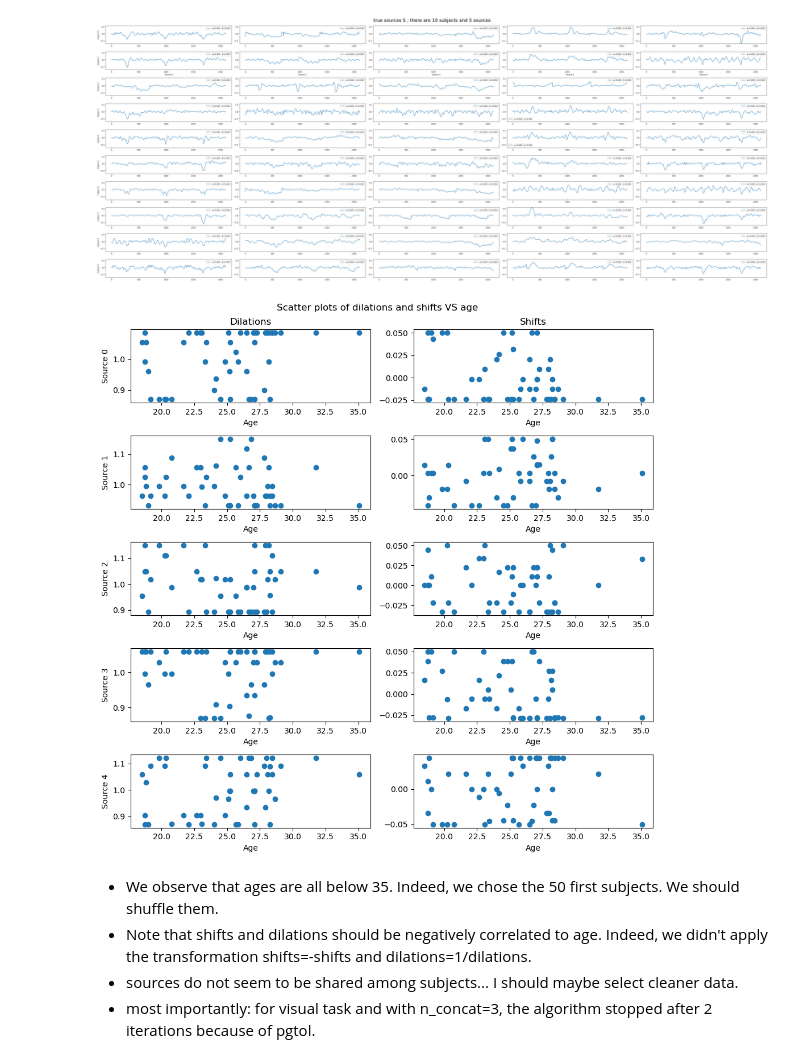
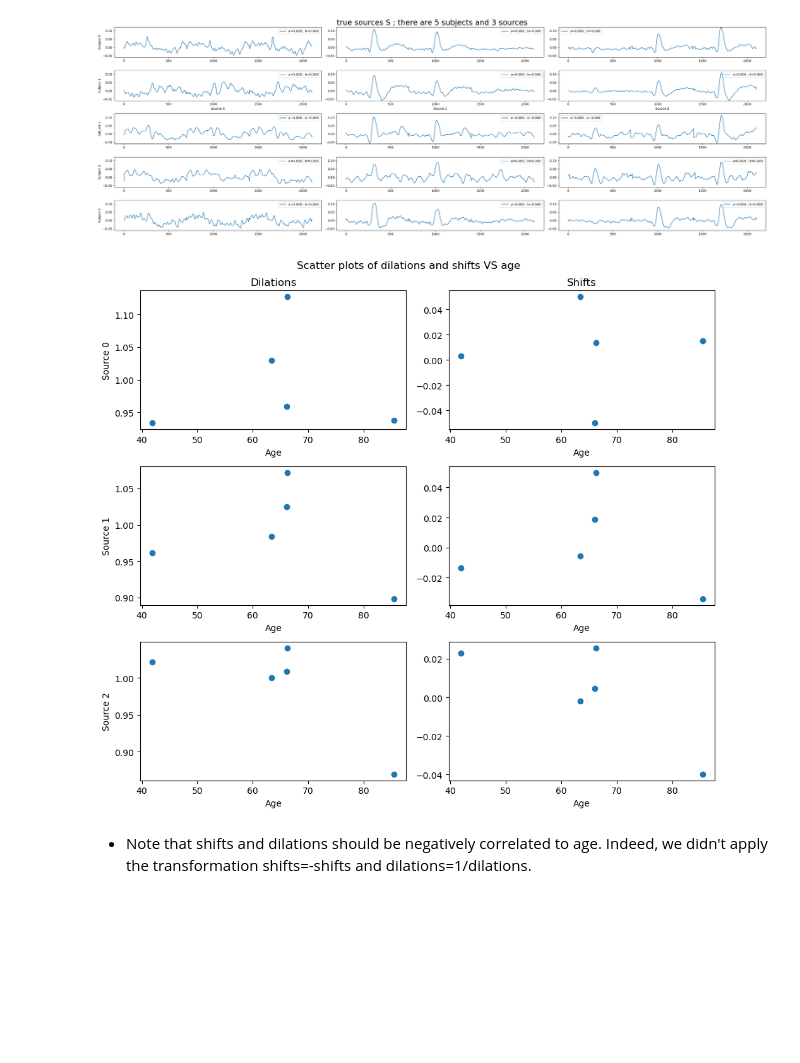
Before and after one commit to AmbroiseHeurtebise/internship_m2, a Jupyter notebook: tbme/plots/plots_camcan/plot_camcan.ipynb, the cells around one changed output. Cells and saved outputs as stored; diff of their text form; code cells hidden in the pictures; blank space fills up the shorter version.

Commit message:
load true ages

```diff
--- a/tbme/plots/plots_camcan/plot_camcan.ipynb
+++ b/tbme/plots/plots_camcan/plot_camcan.ipynb
@@ -4,57 +4,43 @@ import matplotlib.pyplot as plt
 from multiviewica_delay.multiviewica_dilations_shifts._plot_functions import plot_sources_3d
 # %%
 # parameters
-task = "visual"
-n_subjects = 50
-n_components = 5
+task = "auditory"
+n_subjects = 5
+n_components = 3
 n_concat = 3
 # %%
 # load results
-results_dir = "/storage/store2/work/aheurteb/mvicad/tbme/results/results_camcan/"
-W_save_name = f"W_{task}_task_{n_subjects}_{n_components}_{n_concat}.npy"
-dilations_save_name = f"dilations_{task}_task_{n_subjects}_{n_components}_{n_concat}.npy"
-shifts_save_name = f"shifts_{task}_task_{n_subjects}_{n_components}_{n_concat}.npy"
-Y_save_name = f"Y_{task}_task_{n_subjects}_{n_components}_{n_concat}.npy"
-W_list = np.load(results_dir + W_save_name)
-dilations = np.load(results_dir + dilations_save_name)
-shifts = np.load(results_dir + shifts_save_name)
-Y_list = np.load(results_dir + Y_save_name)
+results_dir = "/storage/store2/work/aheurteb/mvicad/tbme/results/results_camcan/mvicad2/clean_subjects/"
+suffix = f"_{task}_task_{n_subjects}_{n_components}_{n_concat}.npy"
+W_list = np.load(results_dir + "W" + suffix)
+dilations = np.load(results_dir + "dilations" + suffix)
+shifts = np.load(results_dir + "shifts" + suffix)
+Y_list = np.load(results_dir + "Y" + suffix)
+ages = np.load(results_dir + "ages" + suffix)
 # %%
 plot_sources_3d(Y_list[:10]);
 # %% [output]
-[figure, old version]
+[figure, new version]
-# %%
-# load ages
-if task == "visual":
-    n_subjects_data = 477
-elif task == "auditory":
-    n_subjects_data = 501
-data_dir = f"/storage/store2/work/aheurteb/mvicad/tbme/data/camcan/{task}/"
-ages_path = data_dir + f"ages_{task}_task_{n_subjects_data}_{n_concat}.npy"
-ages = np.load(ages_path)[:n_subjects]
 # %%
 # scatter plots
-fig, axes = plt.subplots(n_components, 2, figsize=(10, 2*n_components))
+fig, axes = plt.subplots(n_components, 2, figsize=(10, 3*n_components))
 for i in range(n_components):
     ax = axes[i, 0]
     ax.scatter(ages, dilations[:, i])
     if i == 0:
         ax.set_title("Dilations")
     ax.set_xlabel("Age")
     ax.set_ylabel(f"Source {i}")
 
     ax = axes[i, 1]
     ax.scatter(ages, shifts[:, i])
     if i == 0:
         ax.set_title("Shifts")
     ax.set_xlabel("Age")
 
 plt.suptitle("Scatter plots of dilations and shifts VS age")
 plt.tight_layout()
 # %% [output]
-[figure, old version]
+[figure, new version]
 # %% [markdown]
-- We observe that ages are all below 35. Indeed, we chose the 50 first subjects. We should shuffle them.
 - Note that shifts and dilations should be negatively correlated to age. Indeed, we didn't apply the transformation shifts=-shifts and dilations=1/dilations.
-- sources do not seem to be shared among subjects... I should maybe select cleaner data.
-- most importantly: for visual task and with n_concat=3, the algorithm stopped after 2 iterations because of pgtol.
```
